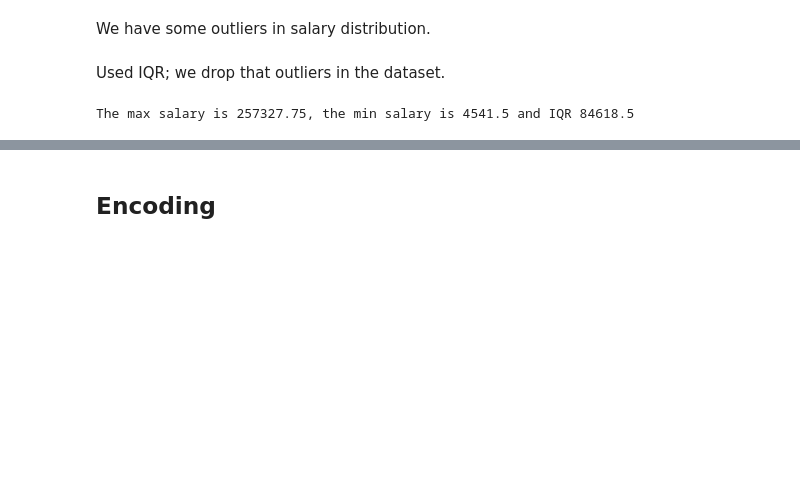
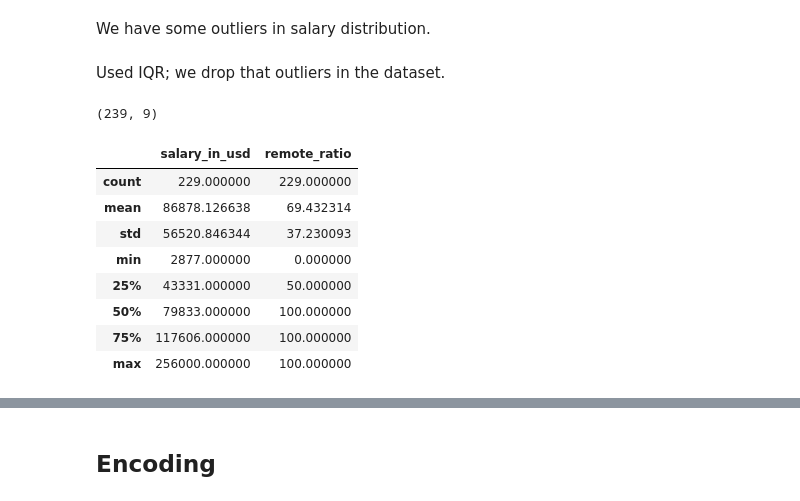
Before and after one commit to jeanpierec/ljpiere_projects, a Jupyter notebook: Proyecto4_JobSalaries/JobSalaries_IT.ipynb, the cells around one changed output, grey strips where cells are left out. Cells and saved outputs as stored; diff of their text form; code cells hidden in the pictures; blank space fills up the shorter version.

```diff
--- a/Proyecto4_JobSalaries/JobSalaries_IT.ipynb
+++ b/Proyecto4_JobSalaries/JobSalaries_IT.ipynb
@@ -227,18 +245,7 @@ We have some outliers in salary distribution.
 # %% [markdown]
 Used IQR; we drop that outliers in the dataset.
 # %%
-surfT_min_list=[]
-surfT_max_list=[]
-
-Q1 = jobsala["salary_in_usd"].quantile(0.25)
-Q3 = jobsala["salary_in_usd"].quantile(0.75)
-IQR = Q3 - Q1
-lim_min = jobsala["salary_in_usd"].quantile(0.01)
-lim_max = Q3 + (IQR*1.5)
-
-surfT_min_list.append(lim_min)
-surfT_max_list.append(lim_max)
-
-print("The max salary is {}, the min salary is {} and IQR {}" .format(lim_max,lim_min,IQR))
+sP_Supp = jobsala['salary_in_usd']
+IQR = 1.5*(sP_Supp.quantile(.75)-sP_Supp.quantile(.25))
+lim_sup = sP_Supp.quantile(.75)+IQR
+lim_inf = sP_Supp.quantile(.25)-IQR
-# %% [output]
-The max salary is 257327.75, the min salary is 4541.5 and IQR 84618.5
@@ -246,0 +252,4 @@ jobsala = jobsala[(jobsala.salary_in_usd <= 257327.75) & (jobsala.salary_in_usd
+# %%
+jobsala.shape
+# %% [output]
+(239, 9)
@@ -247,3 +260,15 @@ jobsala = jobsala[(jobsala.salary_in_usd <= 257327.75) & (jobsala.salary_in_usd
+# %%
+data_job.describe()
+# %% [output]
+|  | salary_in_usd | remote_ratio |
+| count | 229.000000 | 229.000000 |
+| mean | 86878.126638 | 69.432314 |
+| std | 56520.846344 | 37.230093 |
+| min | 2877.000000 | 0.000000 |
+| 25% | 43331.000000 | 50.000000 |
+| 50% | 79833.000000 | 100.000000 |
+| 75% | 117606.000000 | 100.000000 |
+| max | 256000.000000 | 100.000000 |
 # %%
 import warnings
 warnings.simplefilter(action="ignore", category=FutureWarning)
```
Also changed, not shown: parts of 17 cells of this notebook, 5 other files.
